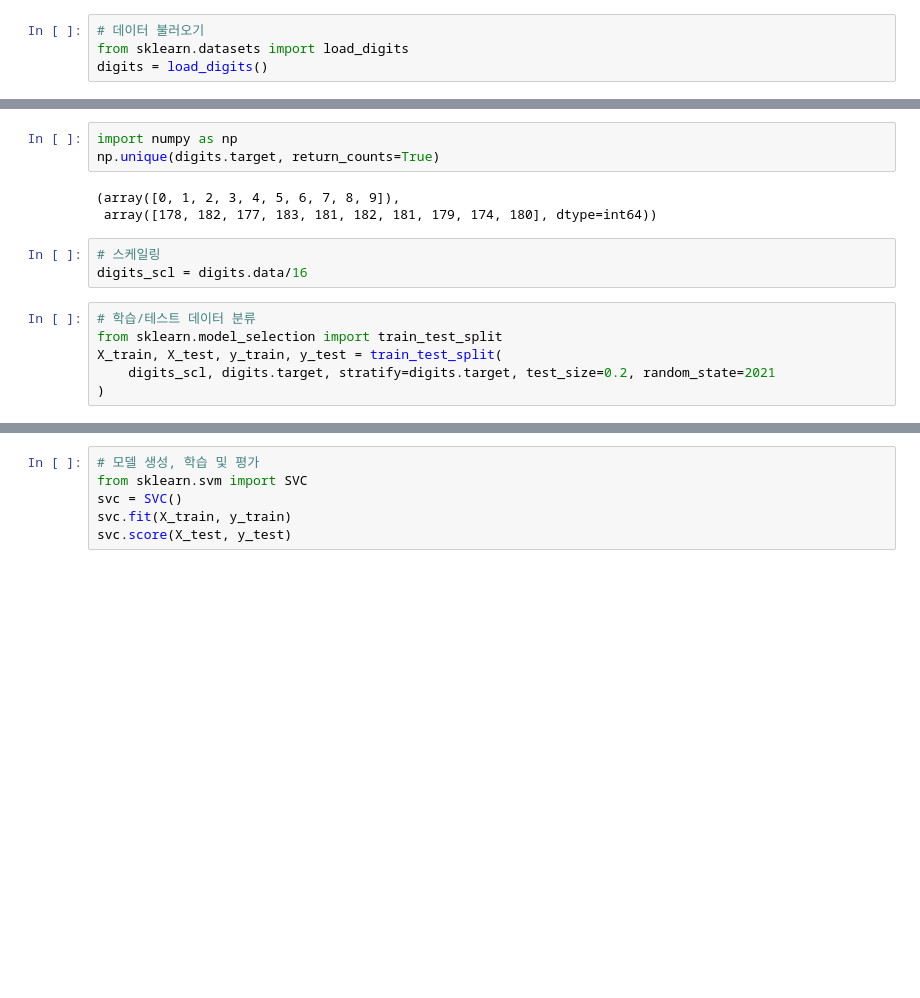
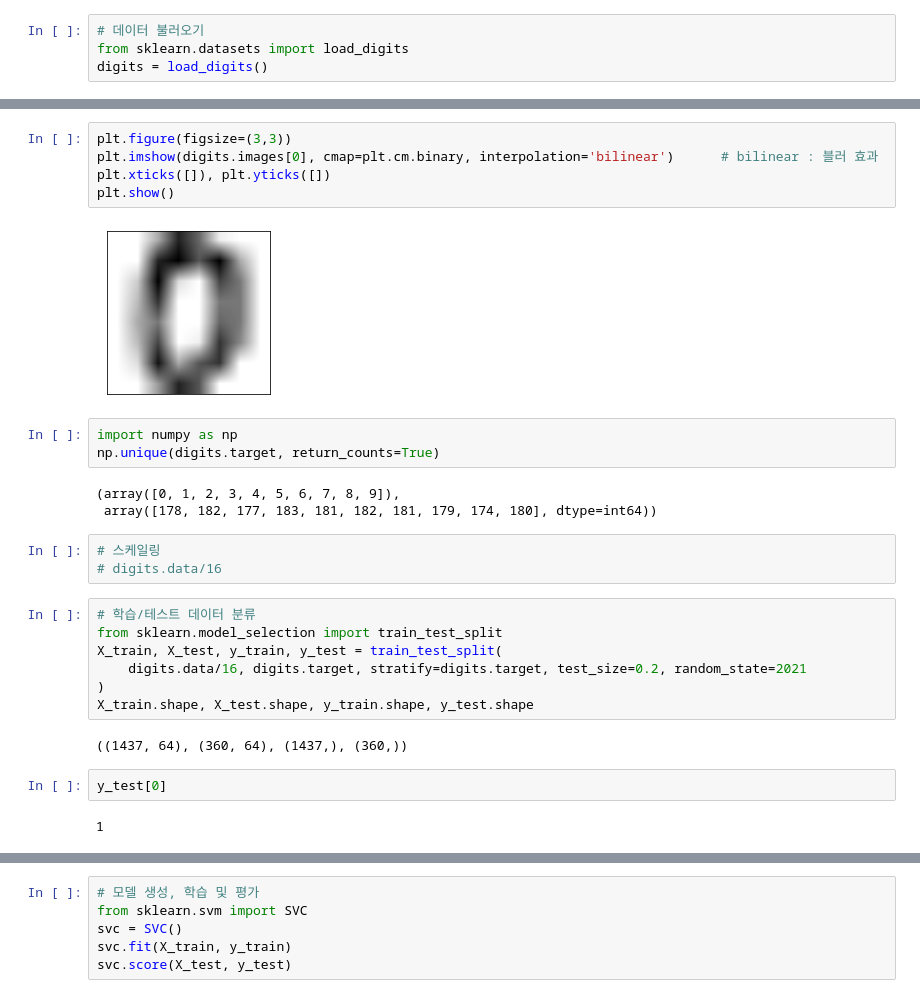
Before and after one commit to 1unasy/MachineLearning-2021-12, a Jupyter notebook: 분류/02.SVM.ipynb, the cells around one changed output, grey strips where cells are left out. Drawn from its saved outputs; the diff is of its cells as text; blank space fills up the shorter version.

```diff
--- a/분류/02.SVM.ipynb
+++ b/분류/02.SVM.ipynb
@@ -129,3 +136,10 @@ df_di.shape
+# %%
+plt.figure(figsize=(3,3))
+plt.imshow(digits.images[0], cmap=plt.cm.binary, interpolation='bilinear')      # bilinear : 블러 효과
+plt.xticks([]), plt.yticks([])
+plt.show()
+# %% [output]
+[figure, added]
 # %%
 import numpy as np
 np.unique(digits.target, return_counts=True)
@@ -134,10 +148,17 @@ np.unique(digits.target, return_counts=True)
  array([178, 182, 177, 183, 181, 182, 181, 179, 174, 180], dtype=int64))
 # %%
 # 스케일링
-digits_scl = digits.data/16
+# digits.data/16
 # %%
 # 학습/테스트 데이터 분류
 from sklearn.model_selection import train_test_split
 X_train, X_test, y_train, y_test = train_test_split(
-    digits_scl, digits.target, stratify=digits.target, test_size=0.2, random_state=2021
+    digits.data/16, digits.target, stratify=digits.target, test_size=0.2, random_state=2021
 )
+X_train.shape, X_test.shape, y_train.shape, y_test.shape
+# %% [output]
+((1437, 64), (360, 64), (1437,), (360,))
+# %%
+y_test[0]
+# %% [output]
+1
```
Also changed, not shown: parts of 12 cells of this notebook.
